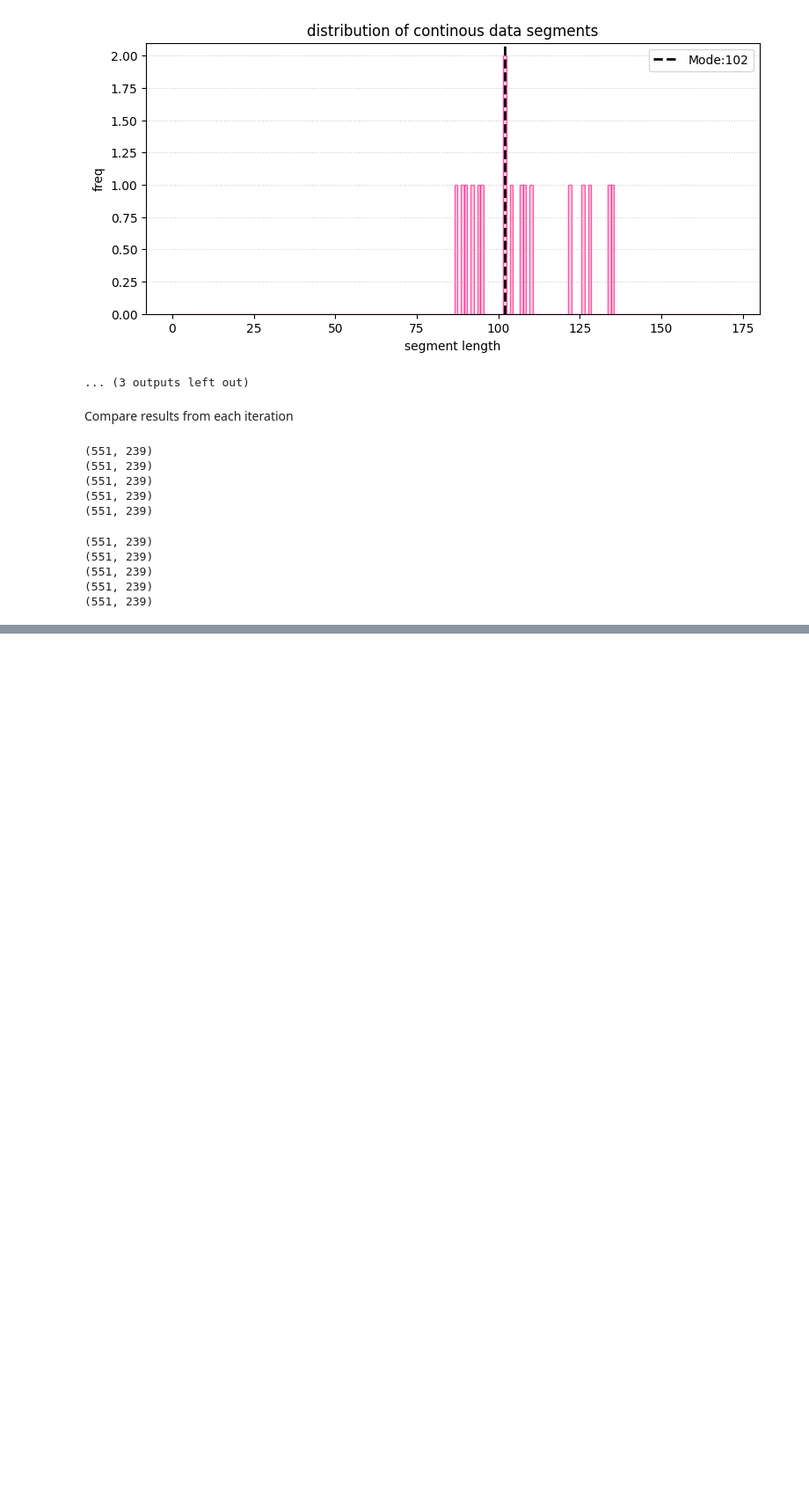
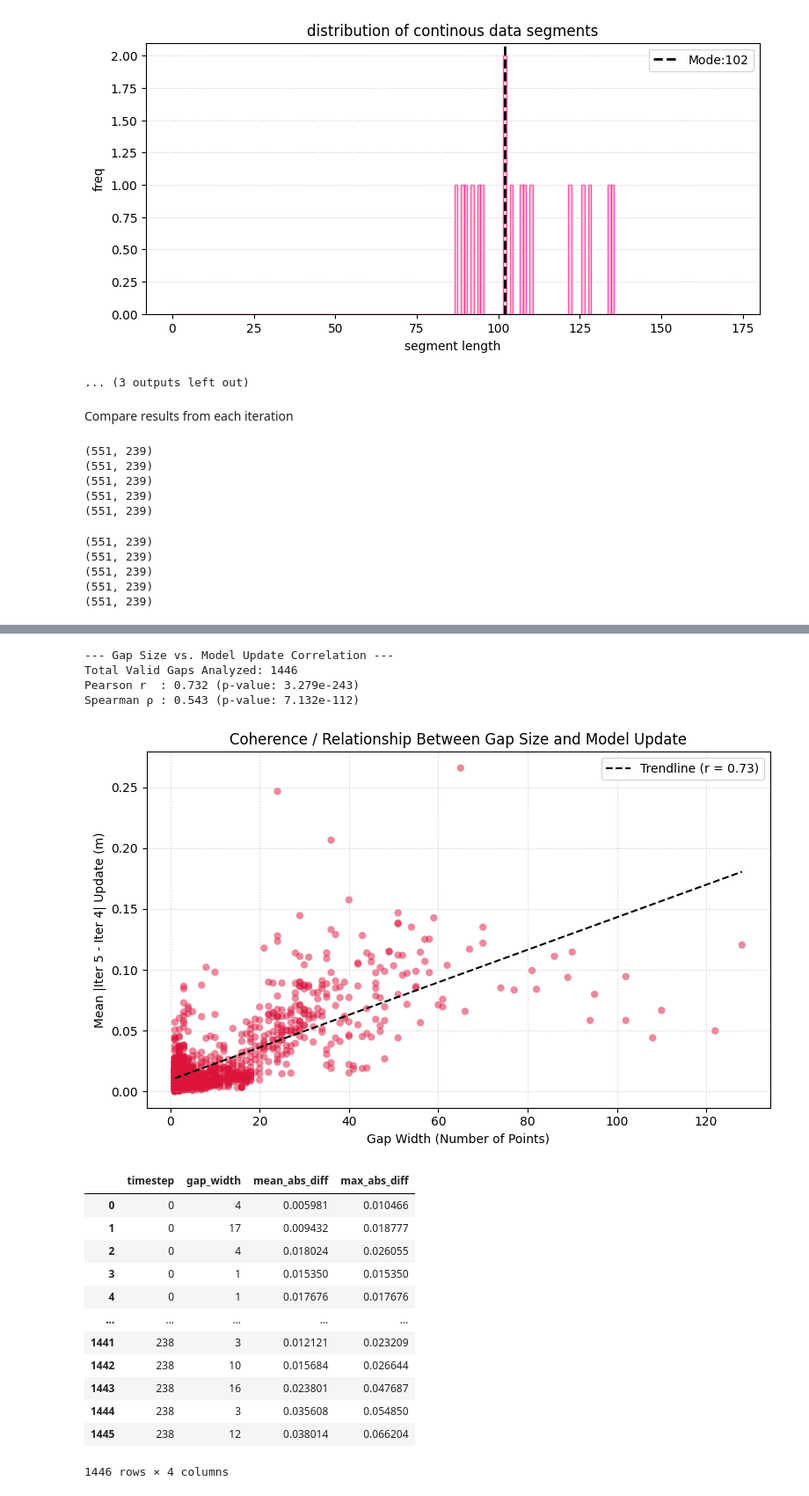
Before and after one commit to NCSU-CHAZ/MasonBEAST, a Jupyter notebook: MAE_r2l_buildingUp.ipynb, the cells around one changed output, grey strips where cells are left out. Shown at 88% size. Saved outputs shown, nothing was run; the diff lists cells and outputs as text; code cells hidden in the pictures; blank space fills up the shorter version.

```diff
--- a/MAE_r2l_buildingUp.ipynb
+++ b/MAE_r2l_buildingUp.ipynb
@@ -2955,0 +3087,21 @@ save_reconstruction_disagreement_heatmap(
+# %%
+analyze_gap_size_vs_difference(orig_full_df=transect_df_raw, recon1_df=it3, recon2_df=it4)
+# %% [output]
+--- Gap Size vs. Model Update Correlation ---
+Total Valid Gaps Analyzed: 1446
+Pearson r  : 0.732 (p-value: 3.279e-243)
+Spearman ρ : 0.543 (p-value: 7.132e-112)
+[figure, added]
+|  | timestep | gap_width | mean_abs_diff | max_abs_diff |
+| 0 | 0 | 4 | 0.005981 | 0.010466 |
+| 1 | 0 | 17 | 0.009432 | 0.018777 |
+| 2 | 0 | 4 | 0.018024 | 0.026055 |
+| 3 | 0 | 1 | 0.015350 | 0.015350 |
+| 4 | 0 | 1 | 0.017676 | 0.017676 |
+| ... | ... | ... | ... | ... |
+| 1441 | 238 | 3 | 0.012121 | 0.023209 |
+| 1442 | 238 | 10 | 0.015684 | 0.026644 |
+| 1443 | 238 | 16 | 0.023801 | 0.047687 |
+| 1444 | 238 | 3 | 0.035608 | 0.054850 |
+| 1445 | 238 | 12 | 0.038014 | 0.066204 |
+1446 rows × 4 columns
```
Also changed, not shown: parts of 5 cells of this notebook, 13 other files.
